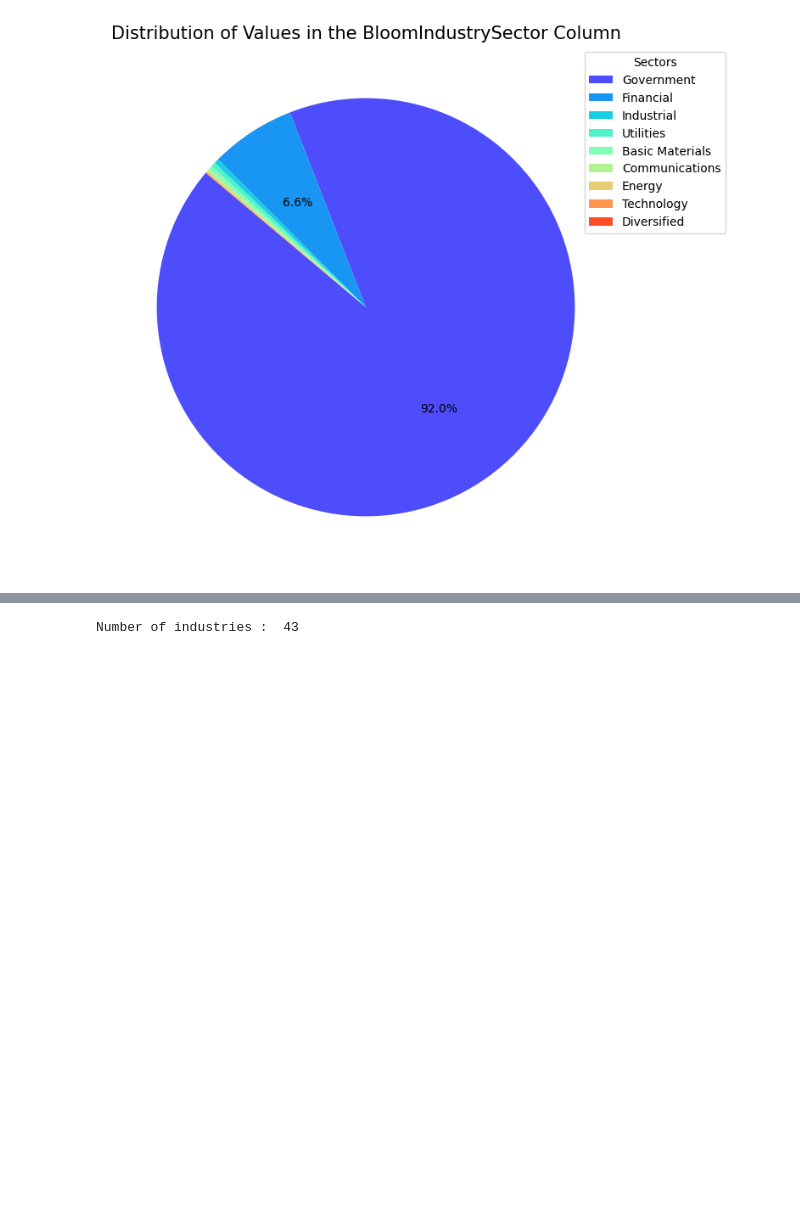
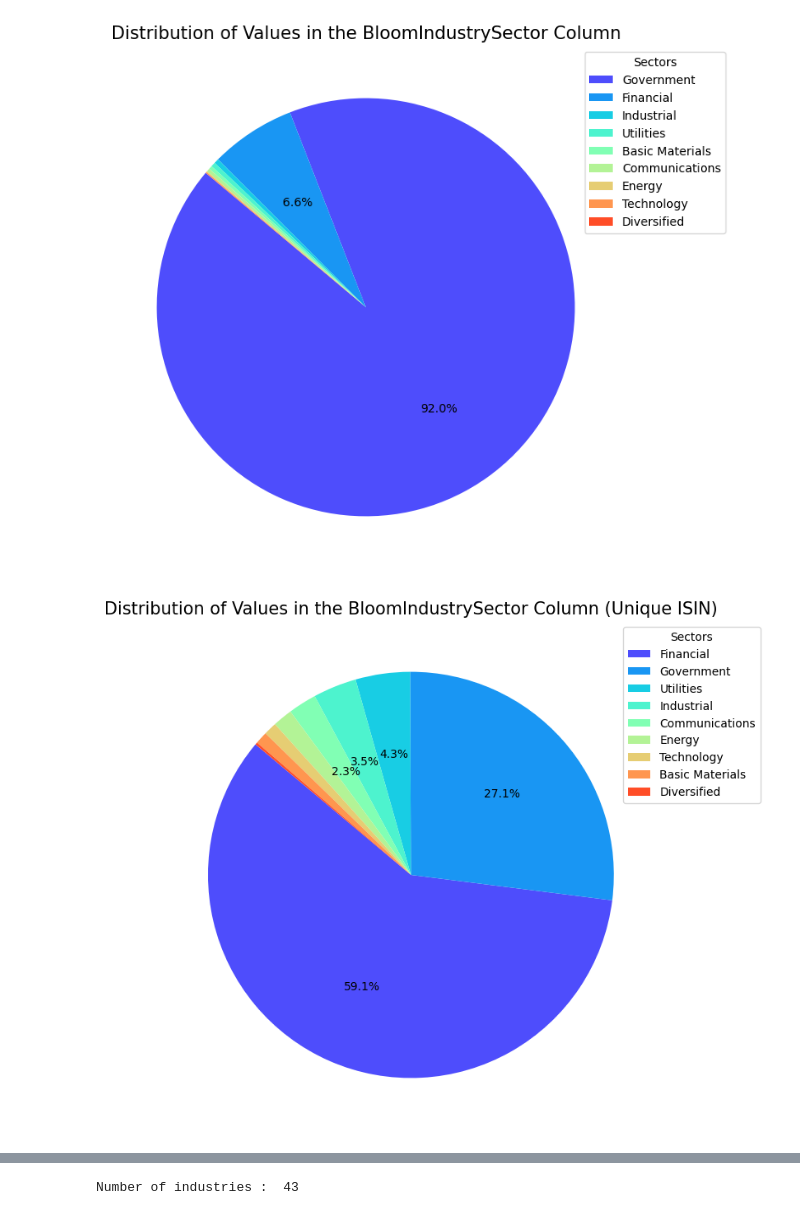
Before and after one commit to arthurprgt/natixis_challenge, a Jupyter notebook: notebooks/data_exploration.ipynb, the cells around one changed output, grey strips where cells are left out. Cells and saved outputs as stored; diff of their text form; code cells hidden in the pictures; blank space fills up the shorter version.

```diff
--- a/notebooks/data_exploration.ipynb
+++ b/notebooks/data_exploration.ipynb
@@ -420,3 +483,26 @@ plt.title('Distribution of Values in the BloomIndustrySector Column', fontsize=1
 plt.show()
 # %% [output]
 [figure]
+# %%
+# Group by unique 'ISIN' and keep the first row for each group
+df_unique_isin = df_preprocessed.groupby('ISIN').first()
+
+# Count the occurrences of each sector in the new DataFrame
+sector_counts_unique_isin = df_unique_isin['BloomIndustrySector'].value_counts()
+
+# Plot the pie chart with the new DataFrame
+colors = sns.color_palette('rainbow', len(sector_counts_unique_isin))
+
+# Set the threshold for displaying percentages
+percentage_threshold = 2
+def autopct_func(pct):
+    return f'{pct:.1f}%' if pct >= percentage_threshold else ''
+
+# Plot the pie chart without labels
+plt.figure(figsize=(10, 8))
+plt.pie(sector_counts_unique_isin, labels=None, autopct=autopct_func, startangle=140, colors=colors)
+plt.legend(sector_counts_unique_isin.index, title='Sectors', loc='upper right', bbox_to_anchor=(1.2, 1))
+plt.title('Distribution of Values in the BloomIndustrySector Column (Unique ISIN)', fontsize=15)
+plt.show()
+# %% [output]
+[figure, added]
```
Also changed, not shown: parts of 34 cells of this notebook.
